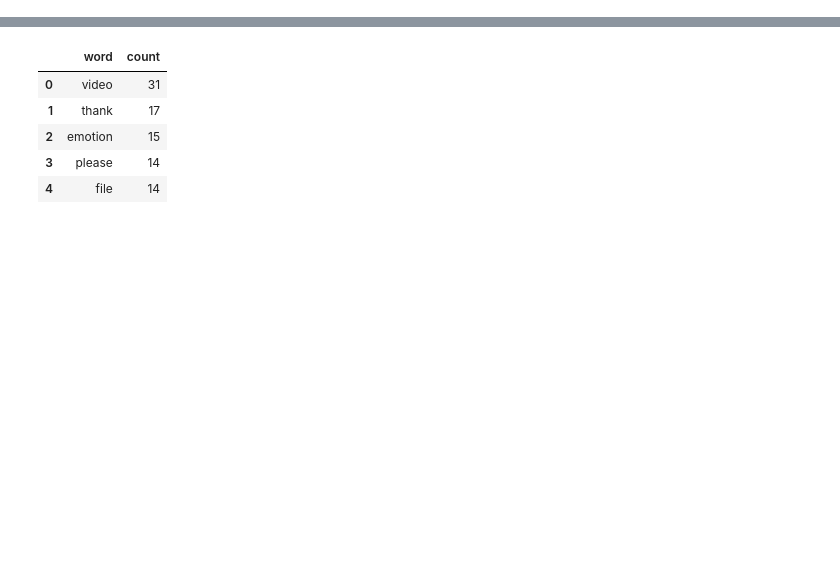
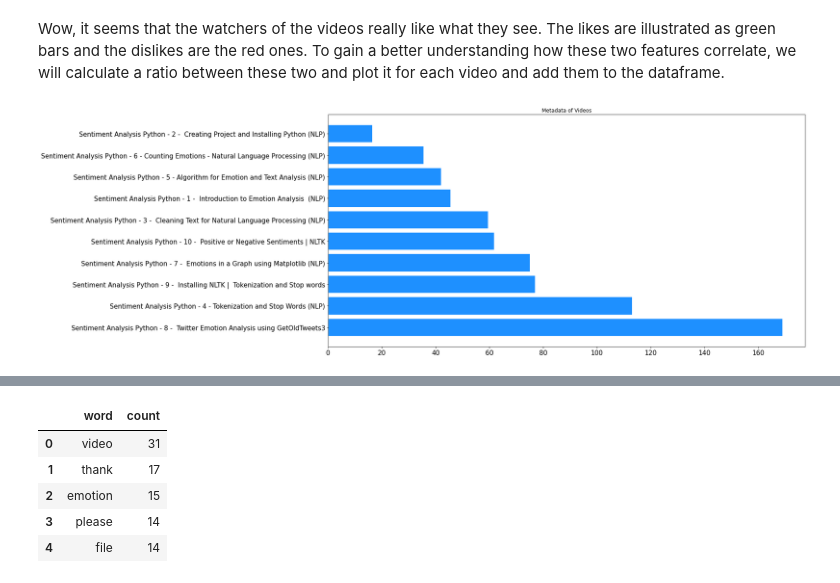
Before and after one commit to Gleethos/youtube-sentiment-analysis, a Jupyter notebook: data-visualizing.ipynb, the cells around one changed output, grey strips where cells are left out. Cells and saved outputs as stored; diff of their text form; code cells hidden in the pictures; blank space fills up the shorter version.

```diff
--- a/data-visualizing.ipynb
+++ b/data-visualizing.ipynb
@@ -65,0 +83,19 @@ plt.show()
+# %% [markdown]
+Wow, it seems that the watchers of the videos really like what they see. The likes are illustrated as green bars and the dislikes are the red ones.
+To gain a better understanding how these two features correlate, we will calculate a ratio between these two and plot it for each video and add them to the dataframe.
+# %%
+fig, ax = plt.subplots(figsize=(20,10))
+
+video_df['like_dislike_ratio'] = video_df['likes'] / (video_df['dislikes'].replace(0, 1)) # replace 0 with 1 to avoid division by zero
+
+sorted_video_df = video_df.sort_values(by=['like_dislike_ratio'])
+
+ax.barh(sorted_video_df['title'], sorted_video_df['like_dislike_ratio'], color='dodgerblue', label='likes')
+
+ax.set_title("Metadata of Videos")
+ax.invert_yaxis();
+ax.tick_params(labelsize=15)
+
+plt.show()
+# %% [output]
+[figure, added]
```
Also changed, not shown: parts of 22 cells of this notebook.
